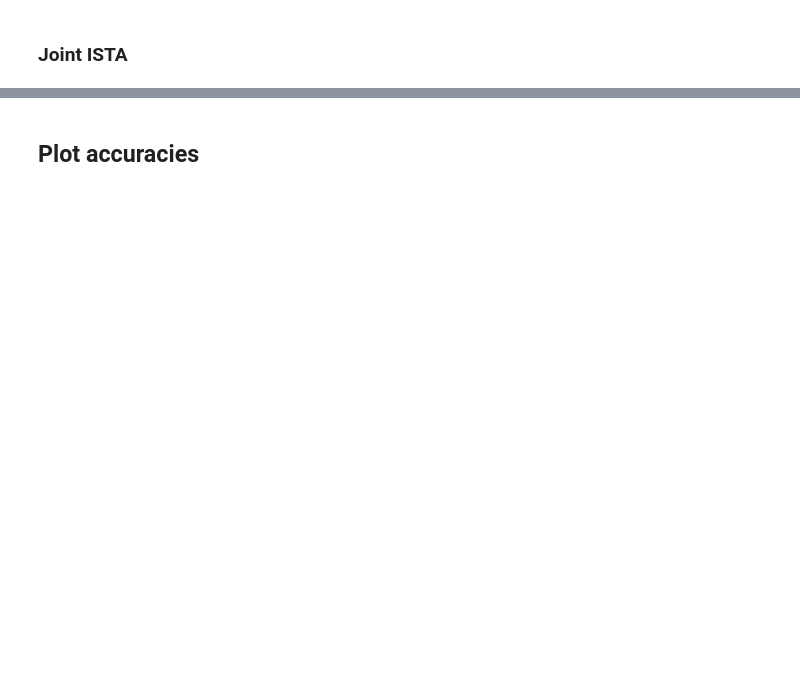
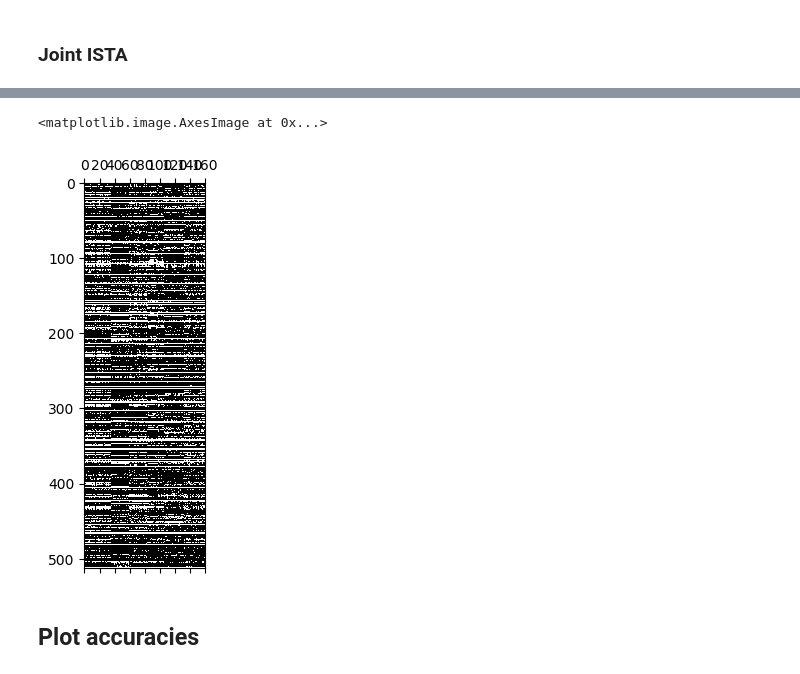
Before and after one commit to mm5110/sparse-structures-for-classification, a Jupyter notebook: joint/dev/ML_ISTA/Jere/Run_Models_MNIST_J.ipynb, the cells around one changed output, grey strips where cells are left out. Drawn from its saved outputs; the diff is of its cells as text; code cells hidden in the pictures; blank space fills up the shorter version.

```diff
--- a/joint/dev/ML_ISTA/Jere/Run_Models_MNIST_J.ipynb
+++ b/joint/dev/ML_ISTA/Jere/Run_Models_MNIST_J.ipynb
@@ -193,3 +194,17 @@ N/A% (0 of 100) |                        | Elapsed Time: 0:00:00 ETA:  --:--:--
+# %%
+# Displaying joint sparsity pattern:
+
+plt.figure(figsize=(5,5))
+plt.spy(np.concatenate((encoded[classes_aux==0,:].data.cpu().numpy().T,
+                        encoded[classes_aux==1,:].data.cpu().numpy().T,
+                        encoded[classes_aux==2,:].data.cpu().numpy().T,
+                        encoded[classes_aux==3,:].data.cpu().numpy().T,
+                        encoded[classes_aux==4,:].data.cpu().numpy().T,
+                        encoded[classes_aux==5,:].data.cpu().numpy().T),
+                       axis=1))
+# %% [output]
+<matplotlib.image.AxesImage at 0x...>
+[figure, added]
 # %% [markdown]
 ## Plot accuracies
 # %%
```
Also changed, not shown: parts of 5 cells of this notebook, 2 other files.
